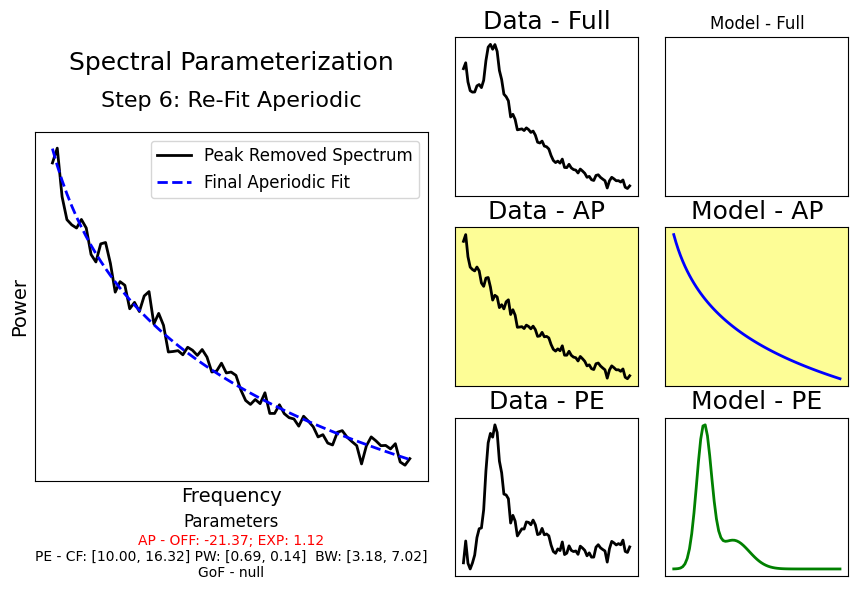
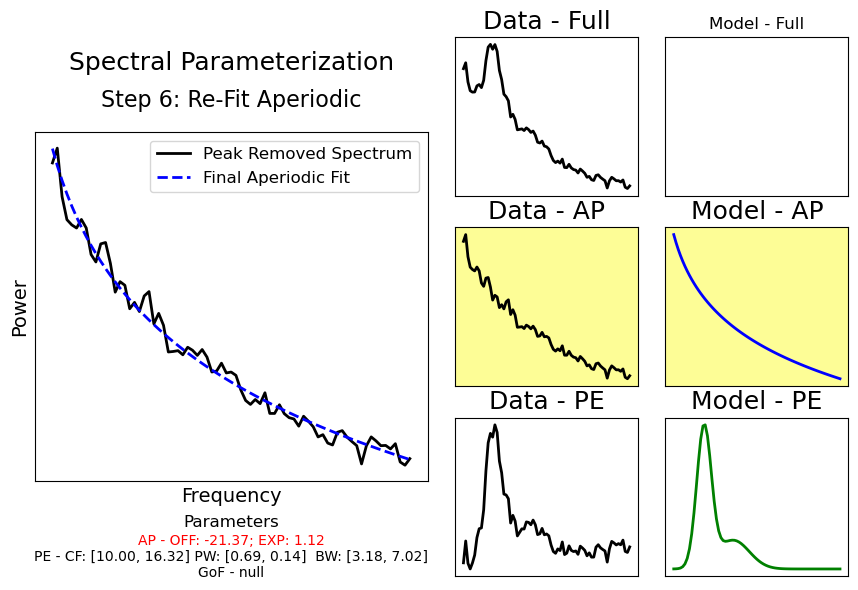
The change to this notebook cell's code, shown as a diff; its figure went from the first image to the second:
--- before
+++ after
@@ -1,5 +1,5 @@
 fig, axes = make_axes()
 
-plot_spectra(fm.data.freqs, fm.get_data('aperiodic'), ax=axes['main'],
+plot_spectra(fm.data.freqs, fm.data.get_data('aperiodic'), ax=axes['main'],
              color=PLT_COLORS['data'], label='Peak Removed Spectrum')
 plot_spectra(fm.data.freqs, fm.results.model.get_component('aperiodic'), ax=axes['main'],
@@ -14,5 +14,5 @@
 plot_spectra(fm.data.freqs, fm.results.model.get_component('peak'), ax=axes['model_pe'],
              color=PLT_COLORS['periodic'], **labels)
-plot_spectra(fm.data.freqs, fm.get_data('aperiodic'), ax=axes['data_ap'],
+plot_spectra(fm.data.freqs, fm.data.get_data('aperiodic'), ax=axes['data_ap'],
              color=PLT_COLORS['data'], **labels)
 axes['data_ap'].set_facecolor(face_color)

Commit: update viz for udpated specparam